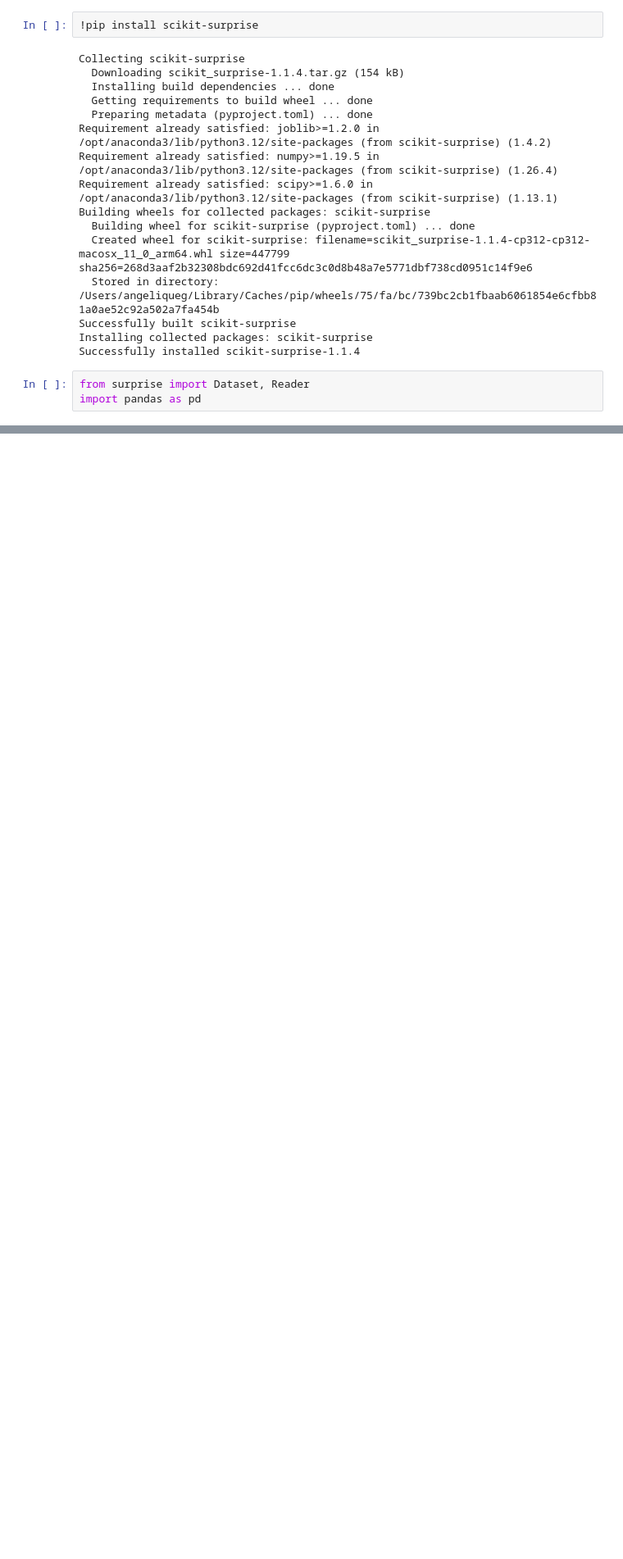
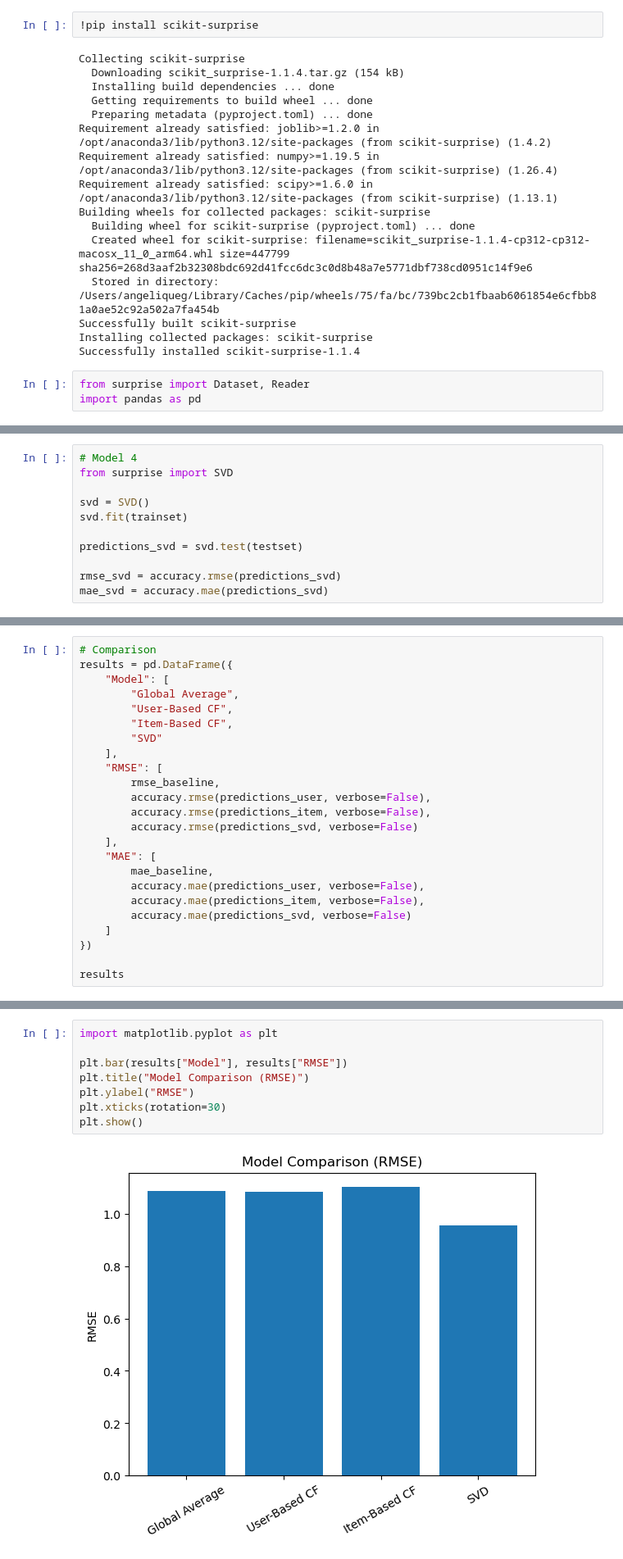
Before and after one commit to Angelique9227/movie-rec-syst, a Jupyter notebook: notebooks/models.ipynb, the cells around one changed output, grey strips where cells are left out. Shown at 82% size. Saved outputs shown, nothing was run; the diff lists cells and outputs as text; blank space fills up the shorter version.

Commit message:
Models and Comparison

```diff
--- a/notebooks/models.ipynb
+++ b/notebooks/models.ipynb
@@ -21,0 +106,11 @@ import pandas as pd
+# %%
+# Model 4
+from surprise import SVD
+
+svd = SVD()
+svd.fit(trainset)
+
+predictions_svd = svd.test(testset)
+
+rmse_svd = accuracy.rmse(predictions_svd)
+mae_svd = accuracy.mae(predictions_svd)
@@ -21,0 +120,24 @@ import pandas as pd
+# %%
+# Comparison
+results = pd.DataFrame({
+    "Model": [
+        "Global Average",
+        "User-Based CF",
+        "Item-Based CF",
+        "SVD"
+    ],
+    "RMSE": [
+        rmse_baseline,
+        accuracy.rmse(predictions_user, verbose=False),
+        accuracy.rmse(predictions_item, verbose=False),
+        accuracy.rmse(predictions_svd, verbose=False)
+    ],
+    "MAE": [
+        mae_baseline,
+        accuracy.mae(predictions_user, verbose=False),
+        accuracy.mae(predictions_item, verbose=False),
+        accuracy.mae(predictions_svd, verbose=False)
+    ]
+})
+
+results
@@ -21,0 +150,10 @@ import pandas as pd
+# %%
+import matplotlib.pyplot as plt
+
+plt.bar(results["Model"], results["RMSE"])
+plt.title("Model Comparison (RMSE)")
+plt.ylabel("RMSE")
+plt.xticks(rotation=30)
+plt.show()
+# %% [output]
+[figure, added]
```
Also changed, not shown: parts of 10 cells of this notebook.
